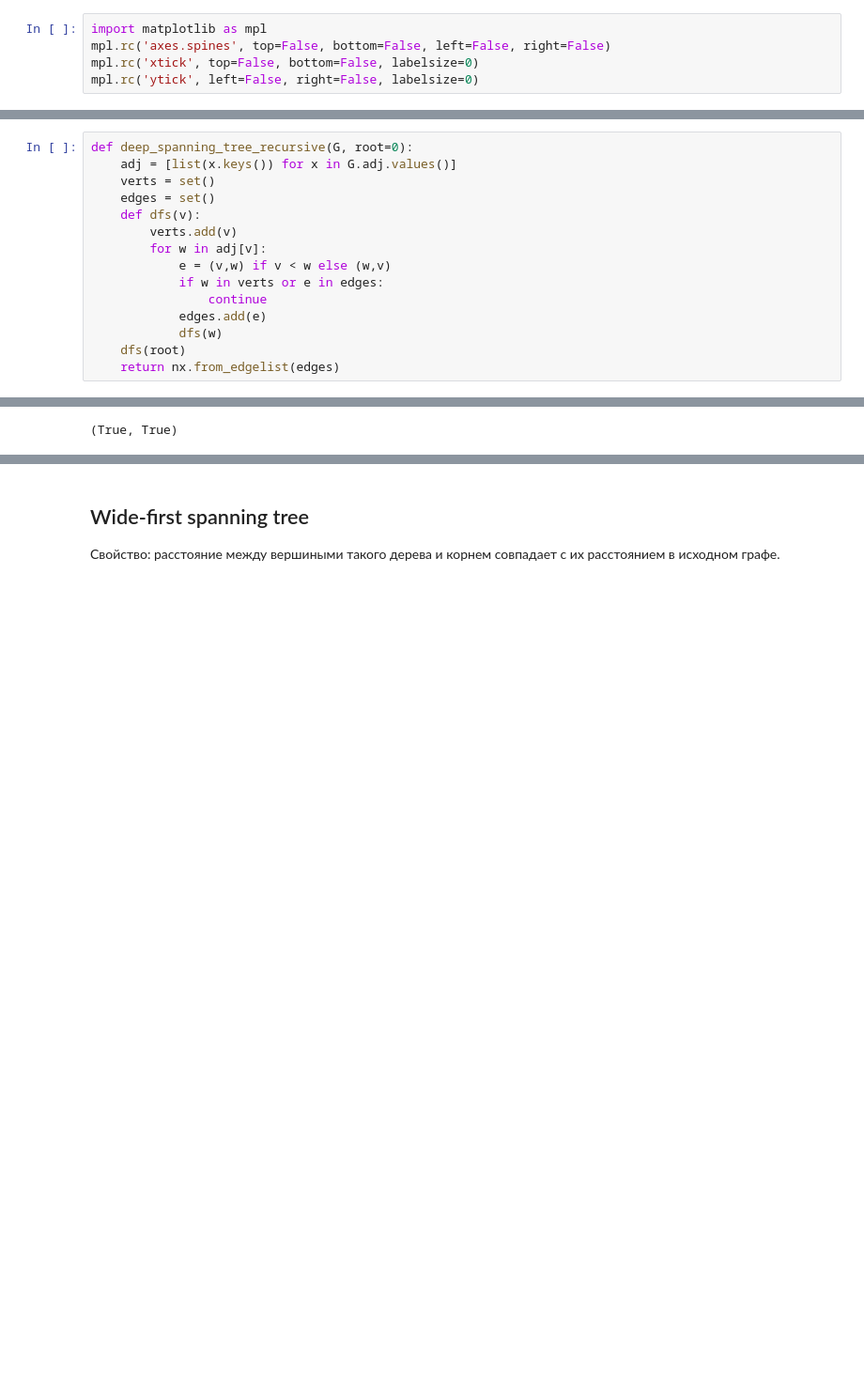
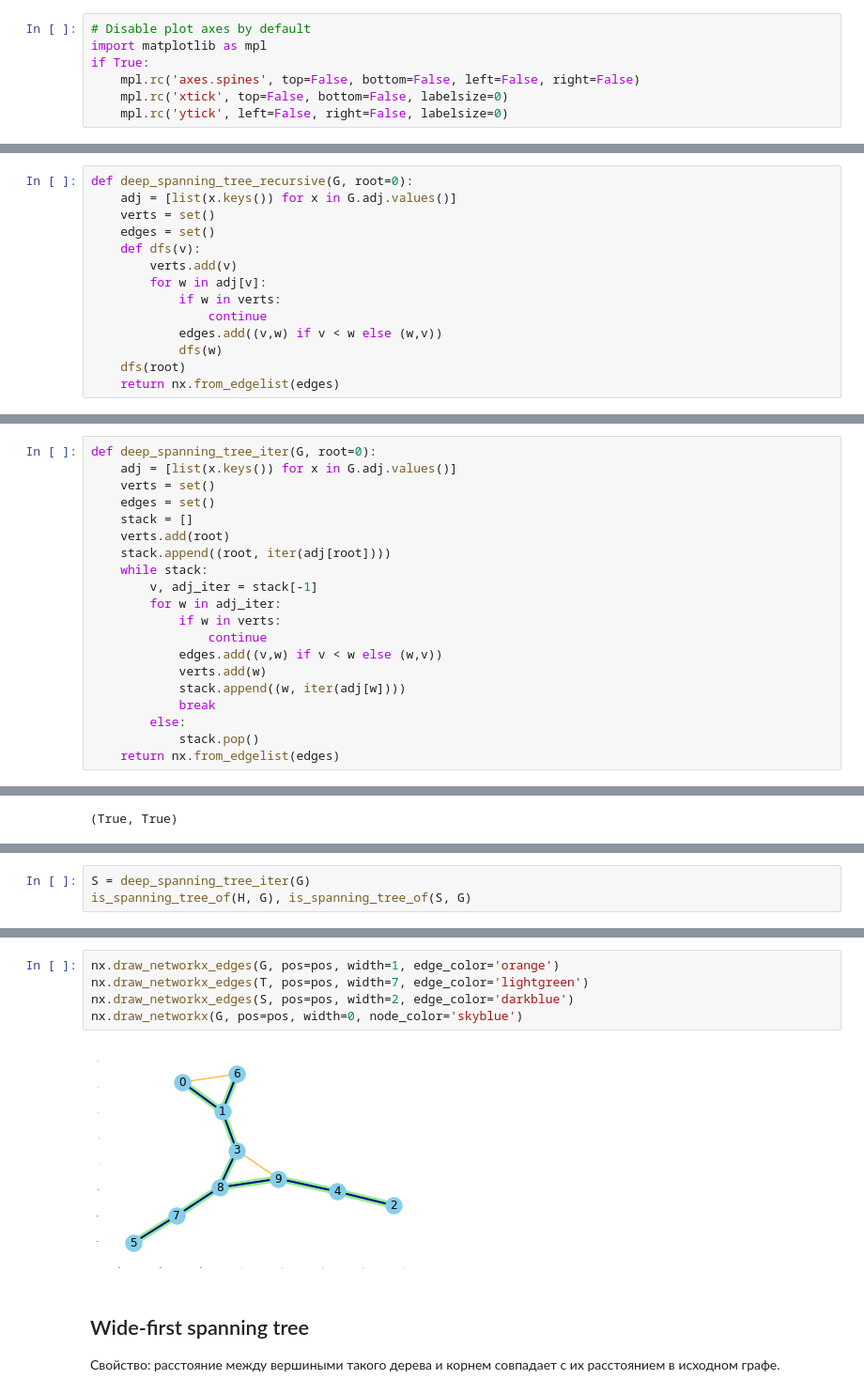
Before and after one commit to ivalearn/graphs-intro, a Jupyter notebook: build-spanning-tree.ipynb, the cells around one changed output, grey strips where cells are left out. Shown at 94% size. Saved outputs shown, nothing was run; the diff lists cells and outputs as text; blank space fills up the shorter version.

```diff
--- a/build-spanning-tree.ipynb
+++ b/build-spanning-tree.ipynb
@@ -10,10 +10,12 @@ from random import randint
 from itertools import chain, repeat
 from queue import deque
 # %%
+# Disable plot axes by default
 import matplotlib as mpl
-mpl.rc('axes.spines', top=False, bottom=False, left=False, right=False)
-mpl.rc('xtick', top=False, bottom=False, labelsize=0)
-mpl.rc('ytick', left=False, right=False, labelsize=0)
+if True:
+    mpl.rc('axes.spines', top=False, bottom=False, left=False, right=False)
+    mpl.rc('xtick', top=False, bottom=False, labelsize=0)
+    mpl.rc('ytick', left=False, right=False, labelsize=0)
 # %%
 def get_undirected_edges(g):
     return tuple(sorted(tuple(sorted(e)) for e in g.edges))
@@ -74,10 +76,9 @@ def deep_spanning_tree_recursive(G, root=0):
     def dfs(v):
         verts.add(v)
         for w in adj[v]:
-            e = (v,w) if v < w else (w,v)
-            if w in verts or e in edges:
+            if w in verts:
                 continue
-            edges.add(e)
+            edges.add((v,w) if v < w else (w,v))
             dfs(w)
     dfs(root)
     return nx.from_edgelist(edges)
@@ -95,0 +99,20 @@ for i in range(num_test):
+# %%
+def deep_spanning_tree_iter(G, root=0):
+    adj = [list(x.keys()) for x in G.adj.values()]
+    verts = set()
+    edges = set()
+    stack = []
+    verts.add(root)
+    stack.append((root, iter(adj[root])))
+    while stack:
+        v, adj_iter = stack[-1]
+        for w in adj_iter:
+            if w in verts:
+                continue
+            edges.add((v,w) if v < w else (w,v))
+            verts.add(w)
+            stack.append((w, iter(adj[w])))
+            break
+        else:
+            stack.pop()
+    return nx.from_edgelist(edges)
@@ -111,2 +145,5 @@ nx.draw_networkx(G, pos=pos, width=0, with_labels=True, node_color='skyblue')
 # %% [output]
 [figure]
+# %%
+S = deep_spanning_tree_iter(G)
+is_spanning_tree_of(H, G), is_spanning_tree_of(S, G)
@@ -113,3 +152,10 @@ nx.draw_networkx(G, pos=pos, width=0, with_labels=True, node_color='skyblue')
+# %%
+nx.draw_networkx_edges(G, pos=pos, width=1, edge_color='orange')
+nx.draw_networkx_edges(T, pos=pos, width=7, edge_color='lightgreen')
+nx.draw_networkx_edges(S, pos=pos, width=2, edge_color='darkblue')
+nx.draw_networkx(G, pos=pos, width=0, node_color='skyblue')
+# %% [output]
+[figure, added]
 # %% [markdown]
 ## Wide-first spanning tree
 
```
Also changed, not shown: parts of 14 cells of this notebook, 1 other file.
